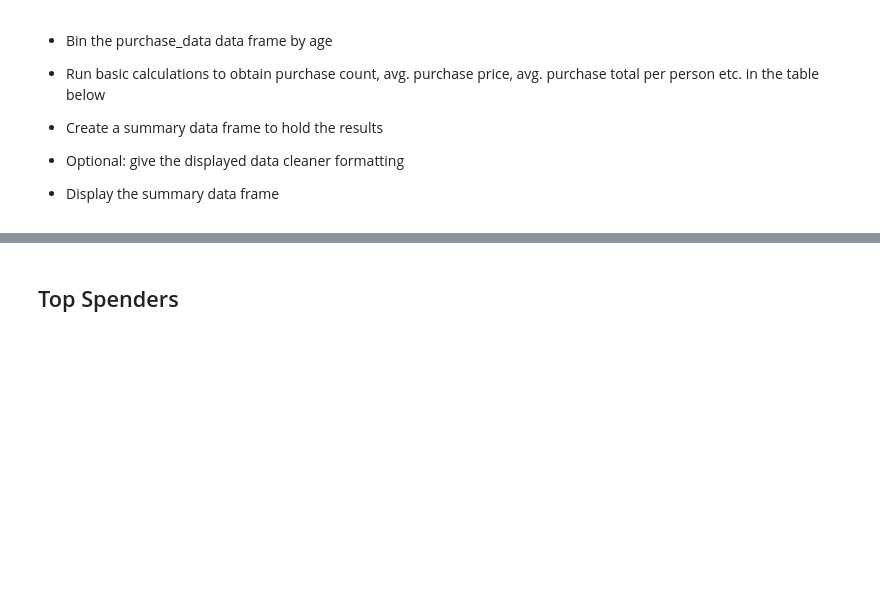
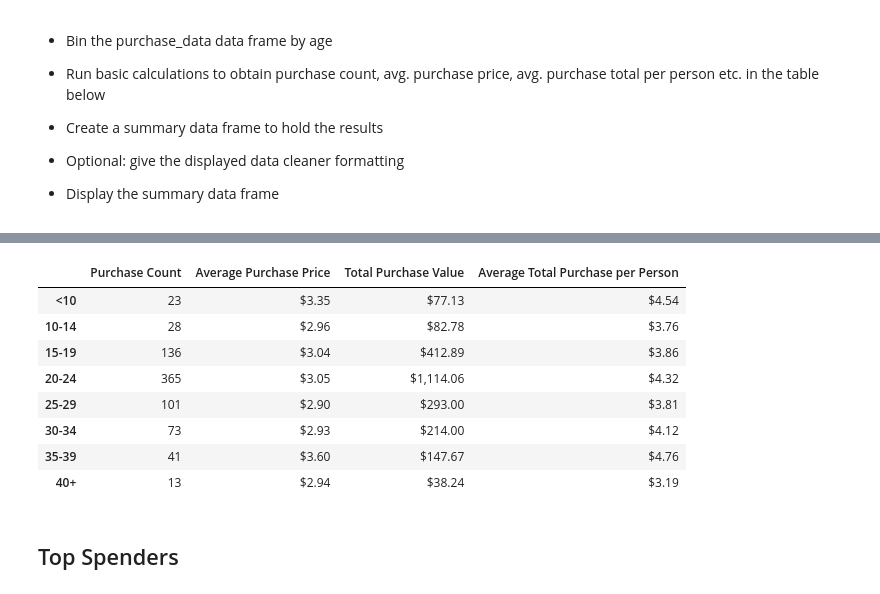
Before and after one commit to Ramirra/pandas-challenge, a Jupyter notebook: HeroesOfPymoli/HeroesOfPymoli_starter.ipynb, the cells around one changed output, grey strips where cells are left out. Cells and saved outputs as stored; diff of their text form; code cells hidden in the pictures; blank space fills up the shorter version.

```diff
--- a/HeroesOfPymoli/HeroesOfPymoli_starter.ipynb
+++ b/HeroesOfPymoli/HeroesOfPymoli_starter.ipynb
@@ -16,7 +13,7 @@ purchase_dataDF = pd.DataFrame(purchase_data)
 * Display the total number of players
 # %%
 #calculate the total number of unique player
-numPlayers = len((purchase_dataDF["SN"]).unique())
+numPlayers = len((purchase_data["SN"]).unique())
 
 #display the total number of unique players
 numPlayers
@@ -203,3 +218,43 @@ genderAnalysisDF
+# %%
+#bin the purchase_data dataframe by age using the age bins
+purchase_data["Age Ranges"] = pd.cut(purchase_data["Age"], age_bins, labels = group_names)
+
+#calculate number of purchases for each age range
+AgeRangePurchaseCount = purchase_data.groupby(["Age Ranges"]).count()["Price"].rename("Purchase Count")
+
+#calculate average purchase price based on age ranges
+AgeRangePurchaseAvg = purchase_data.groupby(["Age Ranges"]).mean()["Price"].rename("Average Purchase Price")
+
+#calculate sum of purchases according to age ranges
+AgeRangeTotalPurchase = purchase_data.groupby(["Age Ranges"]).sum()["Price"].rename("Total Purchase Amount")
+
+#calculate average price in relation to other age ranges
+AgeRangeAvgTotal = AgeRangeTotalPurchase / ageDemoDF_2["Total Count"]
+
+#create dataframe
+ageAnalysisDF = pd.DataFrame({"Purchase Count": AgeRangePurchaseCount,
+                                 "Average Purchase Price": AgeRangePurchaseAvg,
+                                "Total Purchase Value": AgeRangeTotalPurchase,
+                                "Average Total Purchase per Person": AgeRangeAvgTotal})
+
+#format the dataframe dollar columns
+ageAnalysisDF["Average Purchase Price"]= ageAnalysisDF["Average Purchase Price"].map("${:,.2f}".format)
+ageAnalysisDF["Total Purchase Value"]= ageAnalysisDF["Total Purchase Value"].map("${:,.2f}".format)
+ageAnalysisDF["Average Total Purchase per Person"]= ageAnalysisDF["Average Total Purchase per Person"].map("${:,.2f}".format)
+
+
+#display the dataframe for purchasing analysis (age)
+ageAnalysisDF
+# %% [output]
+|  | Purchase Count | Average Purchase Price | Total Purchase Value | Average Total Purchase per Person |
+| <10 | 23 | $3.35 | $77.13 | $4.54 |
+| 10-14 | 28 | $2.96 | $82.78 | $3.76 |
+| 15-19 | 136 | $3.04 | $412.89 | $3.86 |
+| 20-24 | 365 | $3.05 | $1,114.06 | $4.32 |
+| 25-29 | 101 | $2.90 | $293.00 | $3.81 |
+| 30-34 | 73 | $2.93 | $214.00 | $4.12 |
+| 35-39 | 41 | $3.60 | $147.67 | $4.76 |
+| 40+ | 13 | $2.94 | $38.24 | $3.19 |
 # %% [markdown]
 ## Top Spenders
 # %% [markdown]
```
Also changed, not shown: parts of 13 cells of this notebook, 1 other file.
